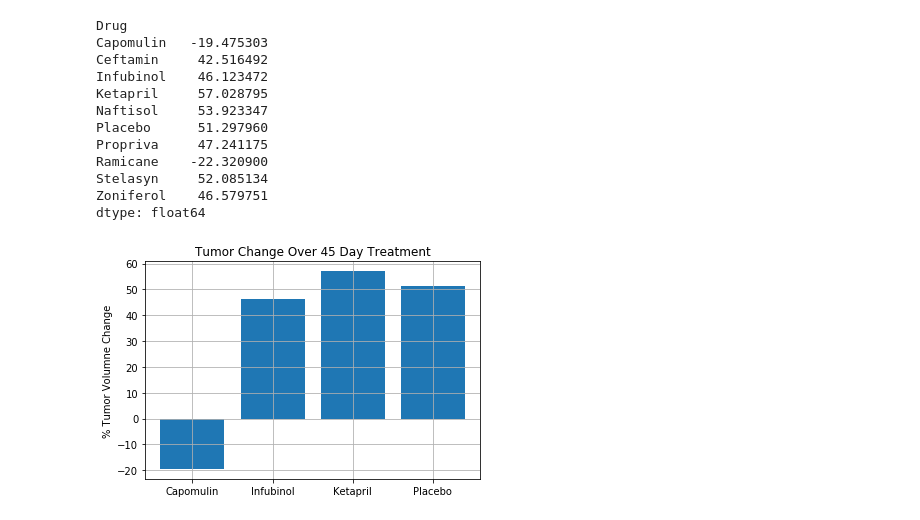
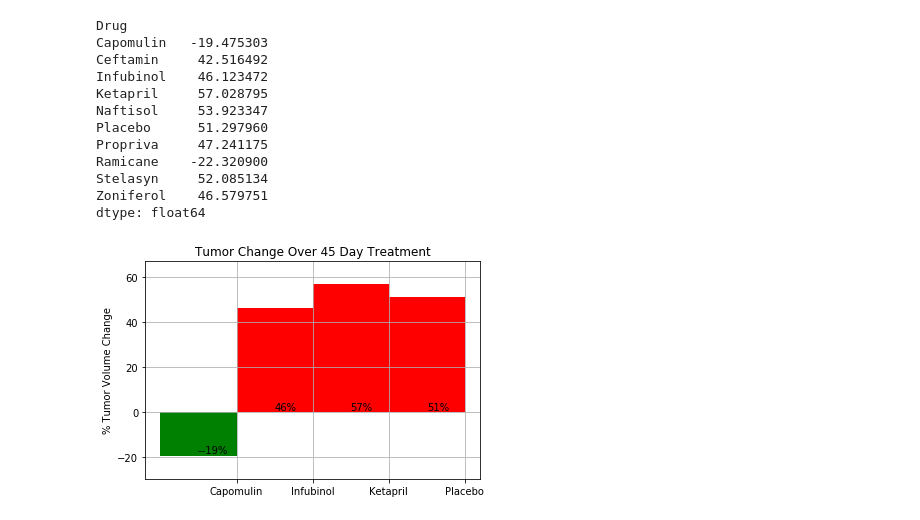
Before and after one commit to whysoq520/databootcamp-homework, a Jupyter notebook: matplotlib-challenge/Pymaceuticals/pymaceuticals_starter.ipynb, the cells around one changed output. Saved outputs shown, nothing was run; the diff lists cells and outputs as text; code cells hidden in the pictures.

```diff
--- a/matplotlib-challenge/Pymaceuticals/pymaceuticals_starter.ipynb
+++ b/matplotlib-challenge/Pymaceuticals/pymaceuticals_starter.ipynb
@@ -250,38 +250,52 @@ Ramicane    -22.320900
 Stelasyn     52.085134
 Zoniferol    46.579751
 dtype: float64
-# %%
-# Store all Relevant Percent Changes into a Tuple
-pct_tuple = (pct_change.loc['Capomulin'],
-             pct_change.loc['Infubinol'],
-             pct_change.loc['Ketapril'],
-             pct_change.loc['Placebo'])
-
-# Splice the data between passing and failing drugs
-# rectsPass = ax.bar(x_axis, pct_change[0], color='green',width)
-# rectsFail = ax.bar(ind[1:], pct_change[1], color='red', width =10 )
-
-# Orient widths. Add labels, tick marks, etc.
-x_axis = np.arange(len(pct_tuple))
-ax = plt.bar(x_axis, pct_tuple, align="center")
-plt.grid()
-plt.xticks(x_axis, ("Capomulin", "Infubinol", "Ketapril", "Placebo"))
-plt.title("Tumor Change Over 45 Day Treatment")
-plt.ylabel("% Tumor Volumne Change")
-
-
-# Use functions to label the percentages of changes
-#   ?
-
-# Call functions to implement the function calls
-
-
-# Save the Figure
-plt.savefig('images/Tumor Change Over 45 Day Treatment')
-
-# Show the Figure
-plt.show()
-# %% [output]
-[figure, removed]
+# %%
+# Store all Relevant Percent Changes into a Tuple
+tuple_changes = (pct_change["Capomulin"],
+               pct_change["Infubinol"],
+               pct_change["Ketapril"],
+               pct_change["Placebo"])
+
+# Splice the data between passing and failing drugs
+fig, ax = plt.subplots()
+x_axis = np.arange(len(tuple_changes))
+width = 1
+
+# Orient widths. Add labels, tick marks, etc.
+ax.set_ylabel('% Tumor Volume Change')
+ax.set_title('Tumor Change Over 45 Day Treatment')
+ax.set_xticks(x_axis + 0.5)
+ax.set_xticklabels(('Capomulin', 'Infubinol', 'Ketapril', 'Placebo'))
+ax.set_autoscaley_on(False)
+ax.set_ylim([min(tuple_changes)-10,max(tuple_changes)+10])
+ax.grid(True)
+
+# Use functions to label the percentages of changes
+def fail_label(Fail):
+    for i in Fail:
+        height = i.get_height()
+        ax.text(i.get_x() + i.get_width()/2.,1,
+                '%d%%' % int(height))
+
+def pass_label(Pass):
+    for n in Pass:
+        height = n.get_height()
+        ax.text(n.get_x() + n.get_width()/2., -18,
+                '-%d%% ' % int(height))
+
+# Call functions to implement the function calls
+Pass = ax.bar(x_axis[0], tuple_changes[0],width,color='green')
+Fail = ax.bar(x_axis[1:], tuple_changes[1:],width, color='red')
+pass_label(Pass)
+fail_label(Fail)
+
+# Save the Figure
+fig.savefig("images/pct changes")
+
+# Show the Figure
+fig.show()
+# %% [output]
+[figure, added]
 # %% [markdown]
 ![Metastatic Spread During Treatment](../Images/change.png)
```
